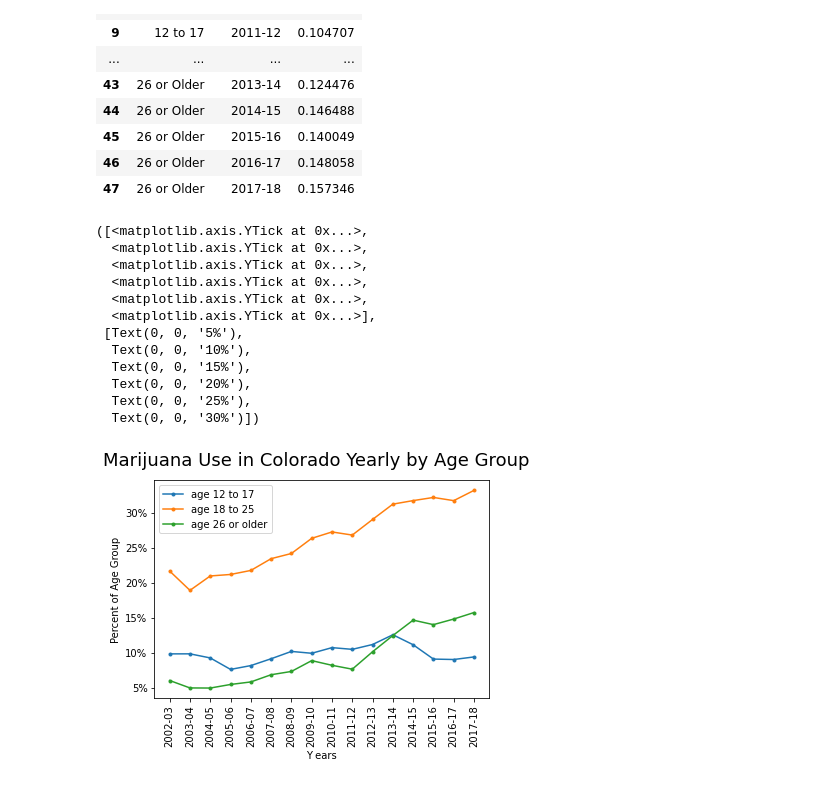
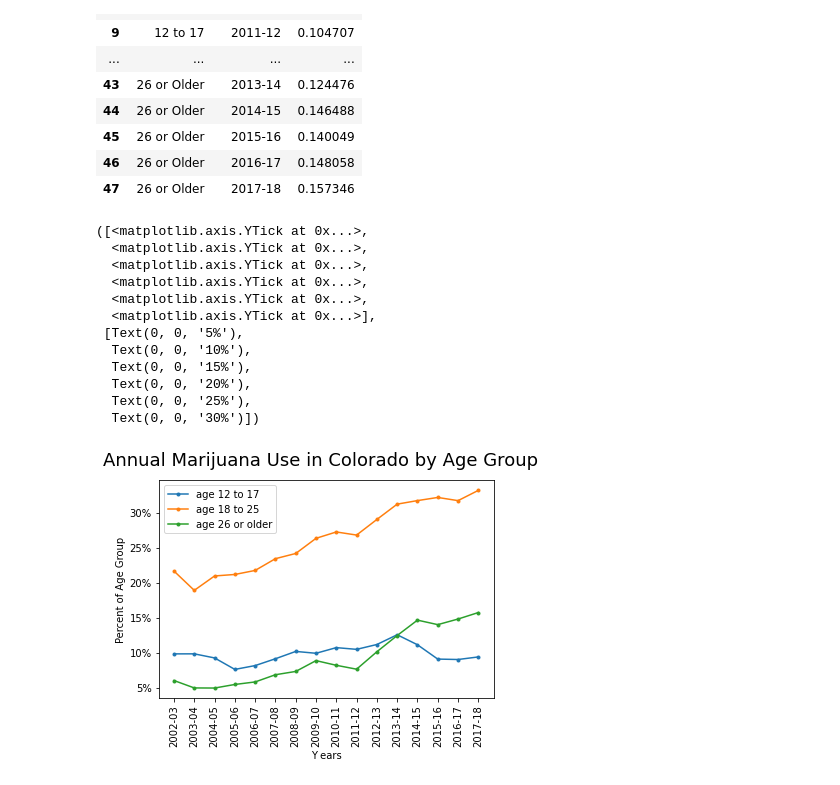
Before and after one commit to jtmcginley123/project-one, a Jupyter notebook: data/jackie_cleaning.ipynb, the cells around one changed output. Cells and saved outputs as stored; diff of their text form; code cells hidden in the pictures.

```diff
--- a/data/jackie_cleaning.ipynb
+++ b/data/jackie_cleaning.ipynb
@@ -235,36 +236,36 @@ df4_clean
 | 47 | 26 or Older | 2017-18 | 0.157346 |
 # %%
 fig = plt.figure()
-fig.suptitle('Marijuana Use in Colorado Yearly by Age Group', fontsize = 18)
+fig.suptitle('Annual Marijuana Use in Colorado by Age Group', fontsize = 18)
 plt.xlabel('Y ears', fontsize = 10)
 plt.ylabel('Percent of Age Group')
 ax = fig.add_subplot(111)
 
 x1 = df4_clean.iloc[0:16, 2]
 y1 = df4_clean.iloc[0:16, 1]
 x2 = df4_clean.iloc[16:32, 2]
 y2 = df4_clean.iloc[16:32, 1]
 x3 = df4_clean.iloc[32:48, 2]
 y3 = df4_clean.iloc[32:48, 1]
 
 ax.plot(y1, x1, marker = ".", label = 'age 12 to 17')
 ax.plot(y2, x2, marker = ".", label = 'age 18 to 25')
 ax.plot(y3, x3, marker = ".", label = 'age 26 or older')
 plt.legend(loc = 0)
 plt.xticks(rotation=90)
 plt.yticks([0.05, 0.10, 0.15, 0.20, 0.25, 0.30], ['5%', '10%', '15%', '20%', '25%', '30%'])
 # https://www.ncbi.nlm.nih.gov/pmc/articles/PMC6625695/#b24-wjem-20-557
 # %% [output]
 ([<matplotlib.axis.YTick at 0x...>,
   <matplotlib.axis.YTick at 0x...>,
   <matplotlib.axis.YTick at 0x...>,
   <matplotlib.axis.YTick at 0x...>,
   <matplotlib.axis.YTick at 0x...>,
   <matplotlib.axis.YTick at 0x...>],
  [Text(0, 0, '5%'),
   Text(0, 0, '10%'),
   Text(0, 0, '15%'),
   Text(0, 0, '20%'),
   Text(0, 0, '25%'),
   Text(0, 0, '30%')])
-[figure, old version]
+[figure, new version]
```
Also changed, not shown: parts of 2 cells of this notebook, 1 other file.
